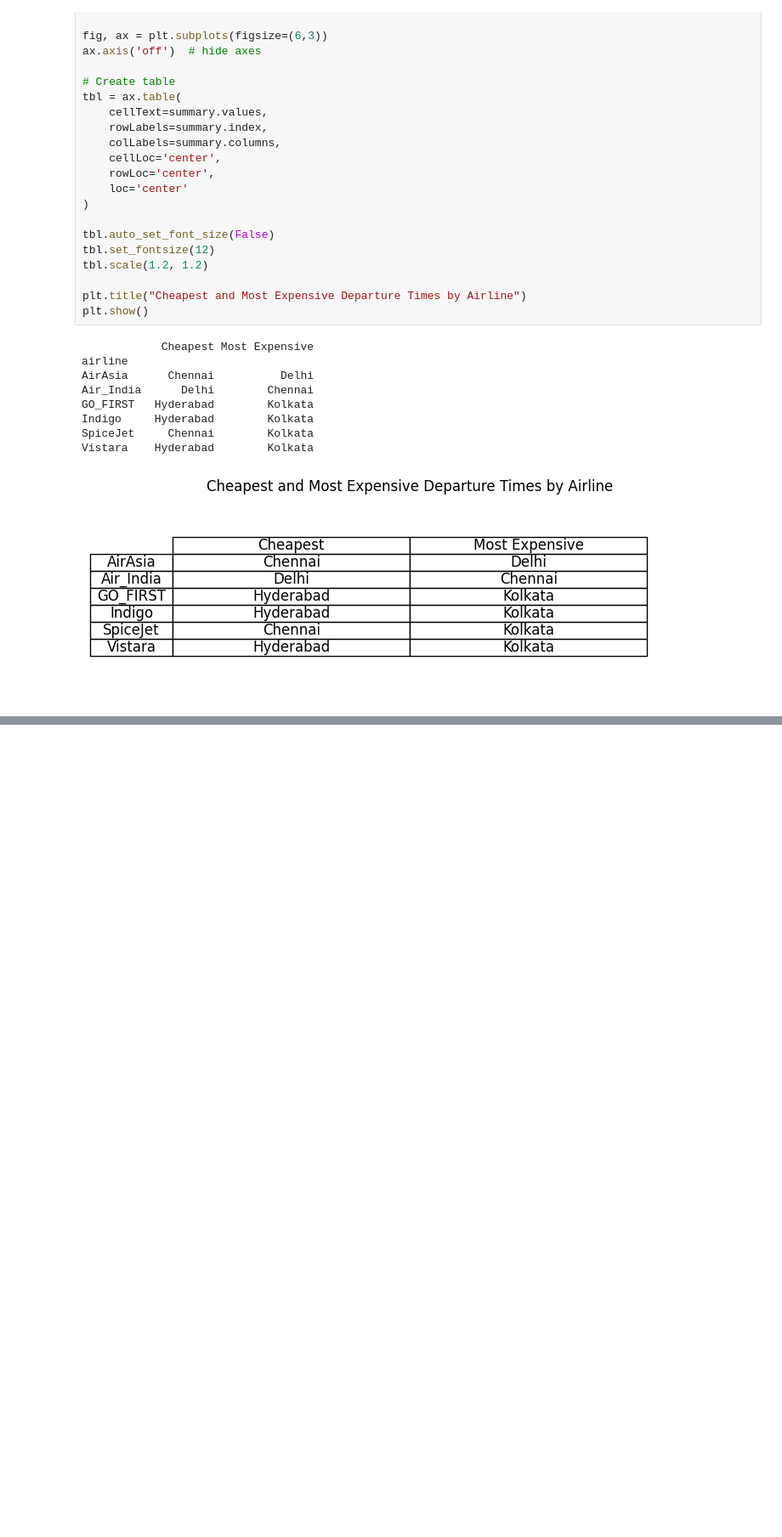
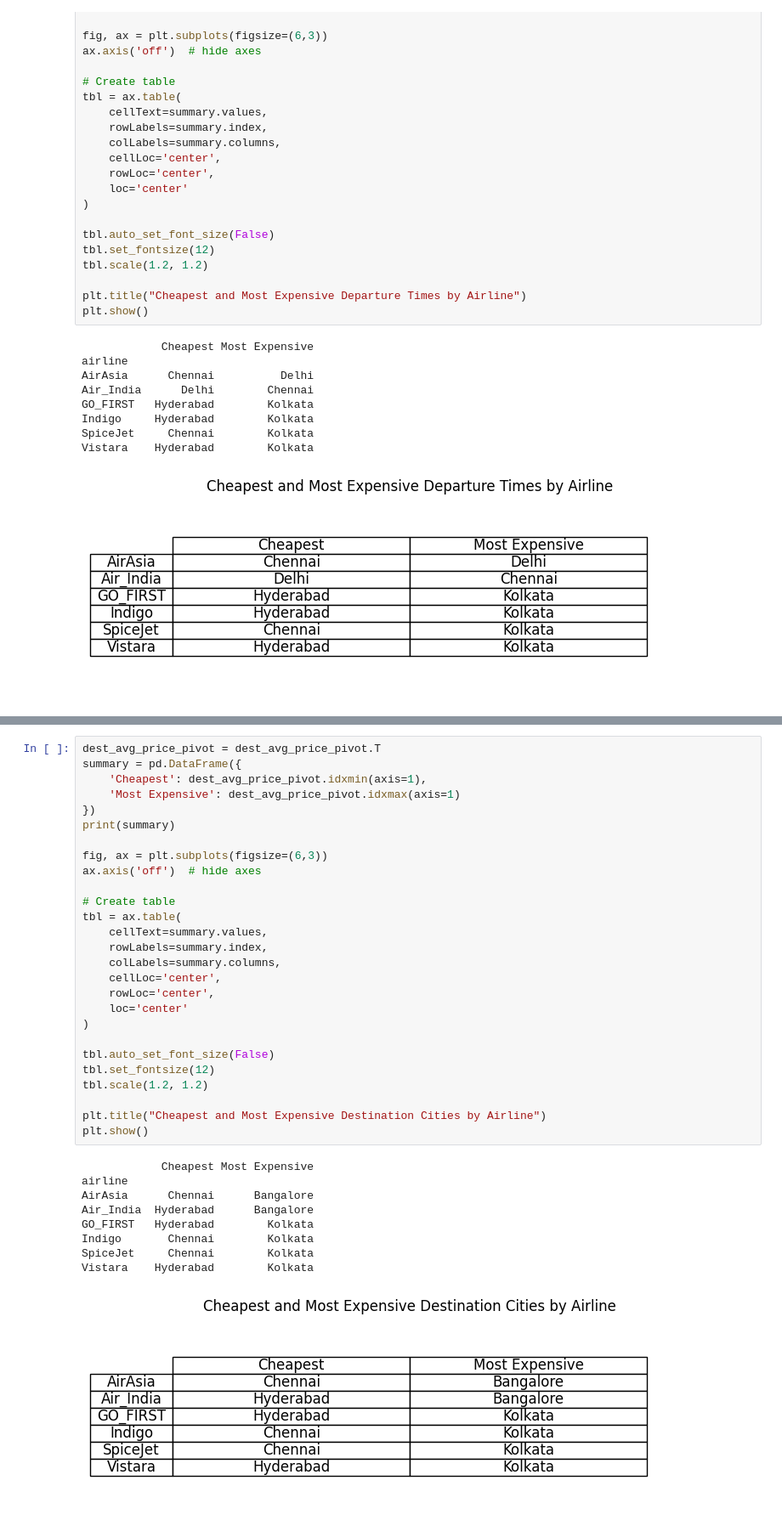
Before and after one commit to build-summer-2025/async-final-project-purple-Eric, a Jupyter notebook: final_project_example.ipynb, the cells around one changed output, grey strips where cells are left out. Shown: that part at 85% size. Cells and saved outputs as stored; diff of their text form; blank space fills up the shorter version.

```diff
--- a/final_project_example.ipynb
+++ b/final_project_example.ipynb
@@ -353,0 +397,37 @@ Vistara    Hyderabad        Kolkata
+# %%
+dest_avg_price_pivot = dest_avg_price_pivot.T
+summary = pd.DataFrame({
+    'Cheapest': dest_avg_price_pivot.idxmin(axis=1),
+    'Most Expensive': dest_avg_price_pivot.idxmax(axis=1)
+})
+print(summary)
+
+fig, ax = plt.subplots(figsize=(6,3))
+ax.axis('off')  # hide axes
+
+# Create table
+tbl = ax.table(
+    cellText=summary.values,
+    rowLabels=summary.index,
+    colLabels=summary.columns,
+    cellLoc='center',
+    rowLoc='center',
+    loc='center'
+)
+
+tbl.auto_set_font_size(False)
+tbl.set_fontsize(12)
+tbl.scale(1.2, 1.2)
+
+plt.title("Cheapest and Most Expensive Destination Cities by Airline")
+plt.show()
+# %% [output]
+            Cheapest Most Expensive
+airline
+AirAsia      Chennai      Bangalore
+Air_India  Hyderabad      Bangalore
+GO_FIRST   Hyderabad        Kolkata
+Indigo       Chennai        Kolkata
+SpiceJet     Chennai        Kolkata
+Vistara    Hyderabad        Kolkata
+[figure, added]
```
Also changed, not shown: parts of 2 cells of this notebook, 3 other files.
